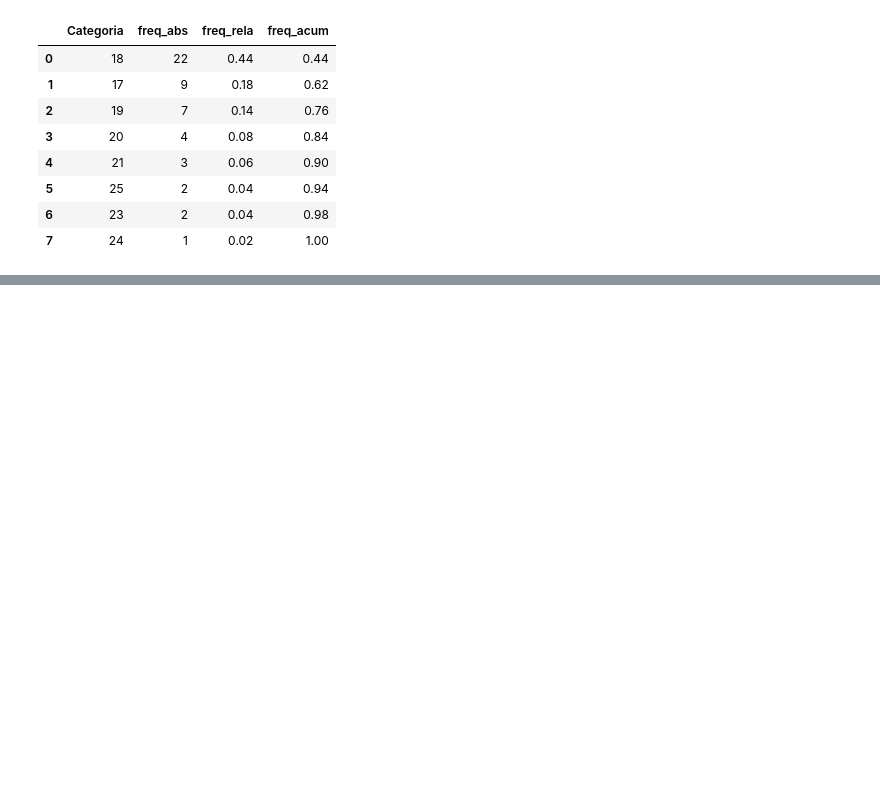
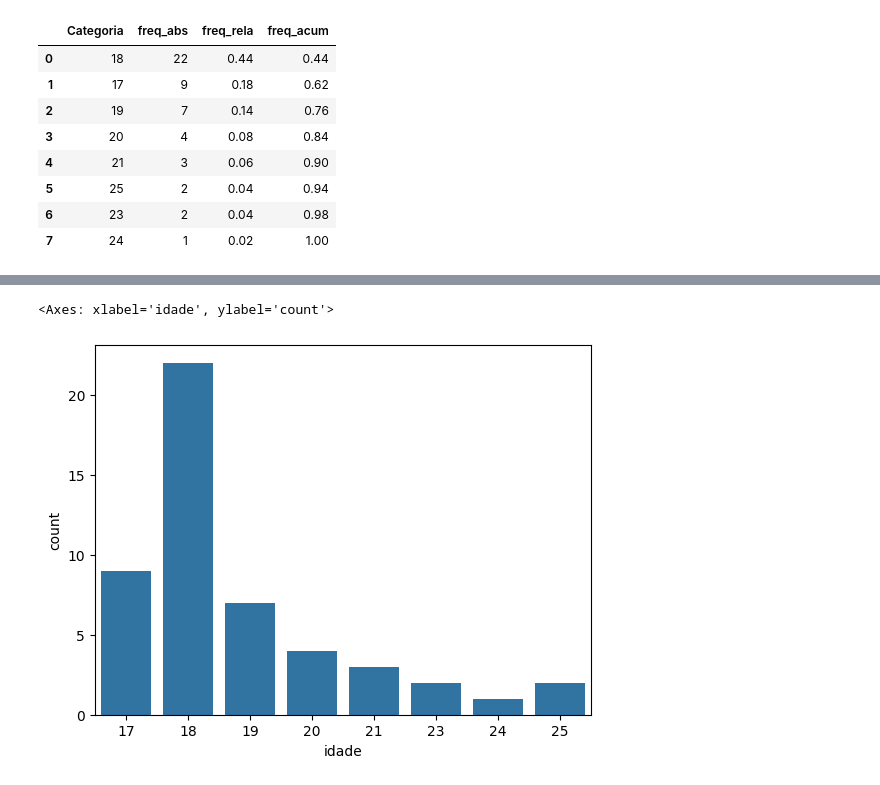
Before and after one commit to sabinorsp/nocoes_de_probabilidade_e_estatistica, a Jupyter notebook: capitulo-1.ipynb, the cells around one changed output, grey strips where cells are left out. Drawn from its saved outputs; the diff is of its cells as text; code cells hidden in the pictures; blank space fills up the shorter version.

```diff
--- a/capitulo-1.ipynb
+++ b/capitulo-1.ipynb
@@ -206,0 +285,6 @@ tabela_frequencia(data,'idade', calcular_acumulada=True)
+# %%
+#Plot gráfico de barras para variável idade:
+sns.barplot(data.idade.value_counts())
+# %% [output]
+<Axes: xlabel='idade', ylabel='count'>
+[figure, added]
```
Also changed, not shown: parts of 9 cells of this notebook.
